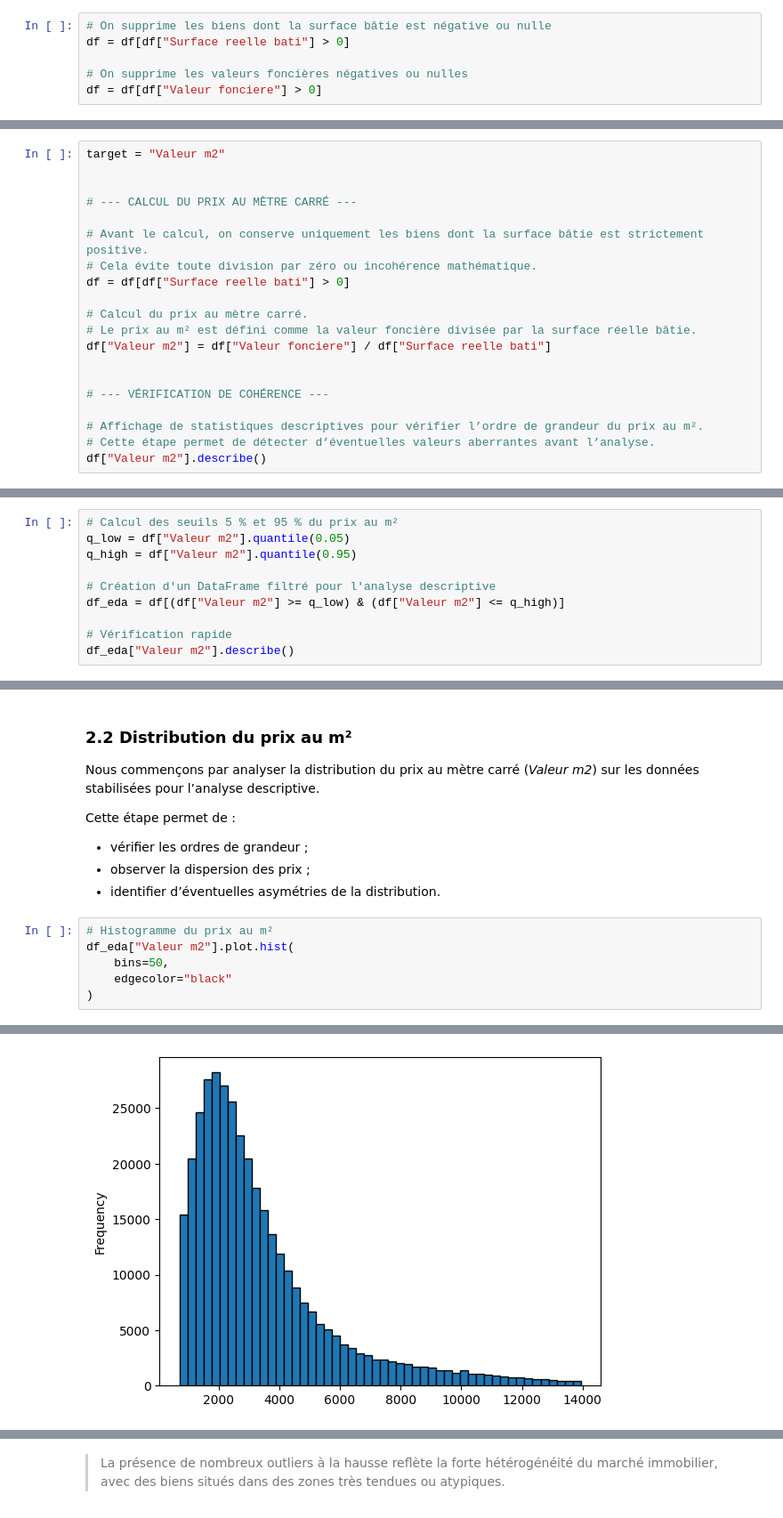
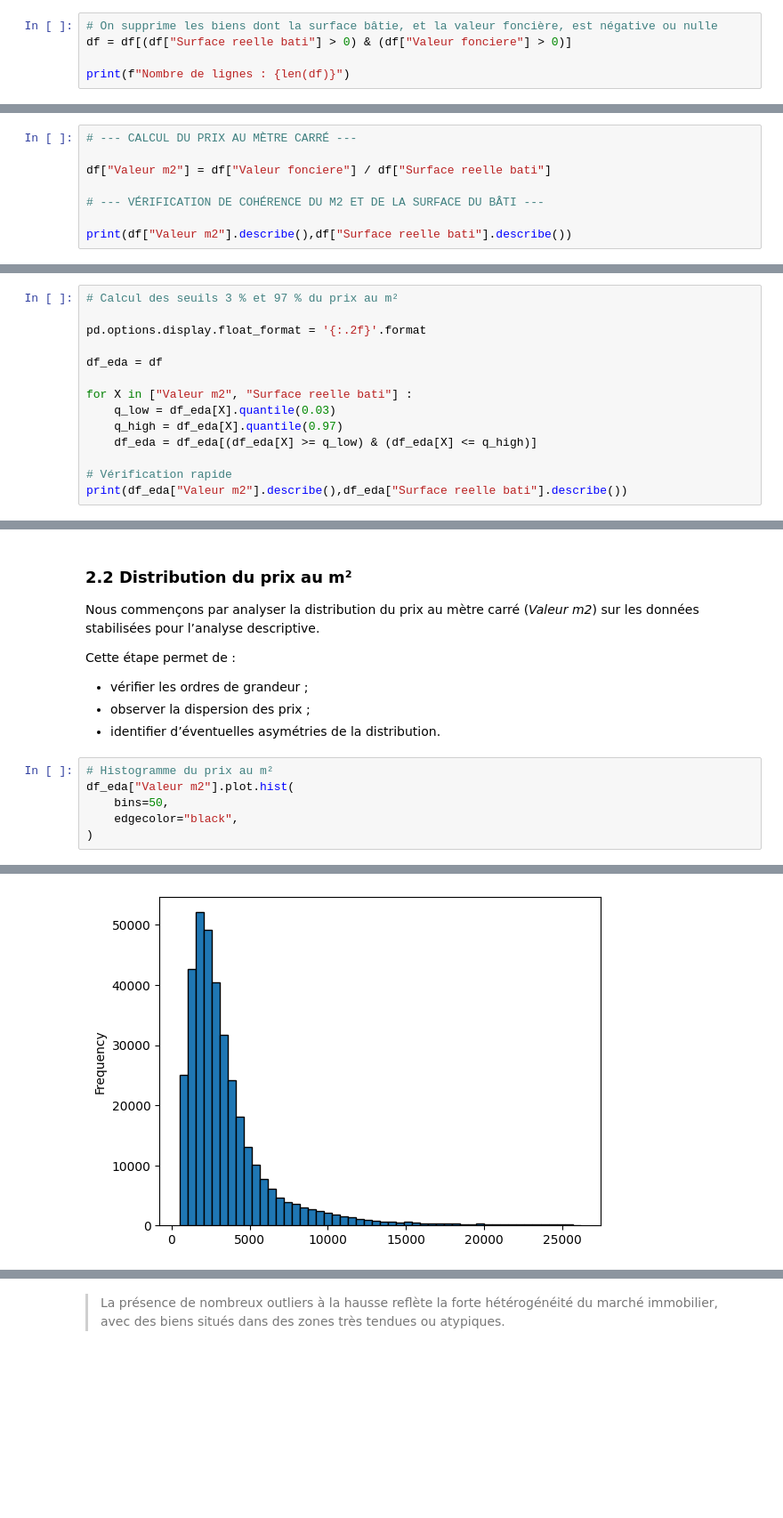
Before and after one commit to constantinsimon/Projet-Python-2A-ENSAE, a Jupyter notebook: Main notebook.ipynb, the cells around one changed output, grey strips where cells are left out. Shown at 89% size. Drawn from its saved outputs; the diff is of its cells as text; blank space fills up the shorter version.

```diff
--- a/Main notebook.ipynb
+++ b/Main notebook.ipynb
@@ -100,6 +116,5 @@ Nombre de lignes : 1387077
 # %%
-# On supprime les biens dont la surface bâtie est négative ou nulle
-df = df[df["Surface reelle bati"] > 0]
+# On supprime les biens dont la surface bâtie, et la valeur foncière, est négative ou nulle
+df = df[(df["Surface reelle bati"] > 0) & (df["Valeur fonciere"] > 0)]
 
-# On supprime les valeurs foncières négatives ou nulles
-df = df[df["Valeur fonciere"] > 0]
+print(f"Nombre de lignes : {len(df)}")
@@ -165,24 +180,12 @@ Avant de calculer cette variable, nous avons vérifié que la surface réelle b
 Le prix au mètre carré est alors défini comme le rapport entre la valeur foncière et la surface réelle bâtie du bien.
 # %%
-target = "Valeur m2"
-
-
 # --- CALCUL DU PRIX AU MÈTRE CARRÉ ---
 
-# Avant le calcul, on conserve uniquement les biens dont la surface bâtie est strictement positive.
-# Cela évite toute division par zéro ou incohérence mathématique.
-df = df[df["Surface reelle bati"] > 0]
-
-# Calcul du prix au mètre carré.
-# Le prix au m² est défini comme la valeur foncière divisée par la surface réelle bâtie.
 df["Valeur m2"] = df["Valeur fonciere"] / df["Surface reelle bati"]
 
+# --- VÉRIFICATION DE COHÉRENCE DU M2 ET DE LA SURFACE DU BÂTI ---
 
-# --- VÉRIFICATION DE COHÉRENCE ---
-
-# Affichage de statistiques descriptives pour vérifier l’ordre de grandeur du prix au m².
-# Cette étape permet de détecter d’éventuelles valeurs aberrantes avant l’analyse.
-df["Valeur m2"].describe()
+print(df["Valeur m2"].describe(),df["Surface reelle bati"].describe())
 # %% [output]
 count    4.034650e+05
 mean     1.352117e+04
@@ -204,13 +218,17 @@ Afin d’améliorer la lisibilité des graphiques et d’éviter que ces valeurs
 Concrètement, nous conservons uniquement les observations comprises entre les quantiles 5 % et 95 % du prix au mètre carré.
 Ce filtrage est utilisé uniquement pour l’exploration des données et n’affecte pas le jeu de données utilisé pour la modélisation.
 # %%
-# Calcul des seuils 5 % et 95 % du prix au m²
-q_low = df["Valeur m2"].quantile(0.05)
-q_high = df["Valeur m2"].quantile(0.95)
+# Calcul des seuils 3 % et 97 % du prix au m²
 
-# Création d'un DataFrame filtré pour l'analyse descriptive
-df_eda = df[(df["Valeur m2"] >= q_low) & (df["Valeur m2"] <= q_high)]
+pd.options.display.float_format = '{:.2f}'.format
+
+df_eda = df
+
+for X in ["Valeur m2", "Surface reelle bati"] :
+    q_low = df_eda[X].quantile(0.03)
+    q_high = df_eda[X].quantile(0.97)
+    df_eda = df_eda[(df_eda[X] >= q_low) & (df_eda[X] <= q_high)]
 
 # Vérification rapide
-df_eda["Valeur m2"].describe()
+print(df_eda["Valeur m2"].describe(),df_eda["Surface reelle bati"].describe())
 # %% [output]
@@ -248,12 +261,12 @@ Cette étape permet de :
 # %%
 # Histogramme du prix au m²
 df_eda["Valeur m2"].plot.hist(
     bins=50,
-    edgecolor="black"
+    edgecolor="black",
 )
 # %% [output]
 <Axes: ylabel='Frequency'>
-[figure, old version]
+[figure, new version]
 # %%
 # Boxplot du prix au m²
 df_eda.boxplot(column="Valeur m2")
```
Also changed, not shown: parts of 11 cells of this notebook.
